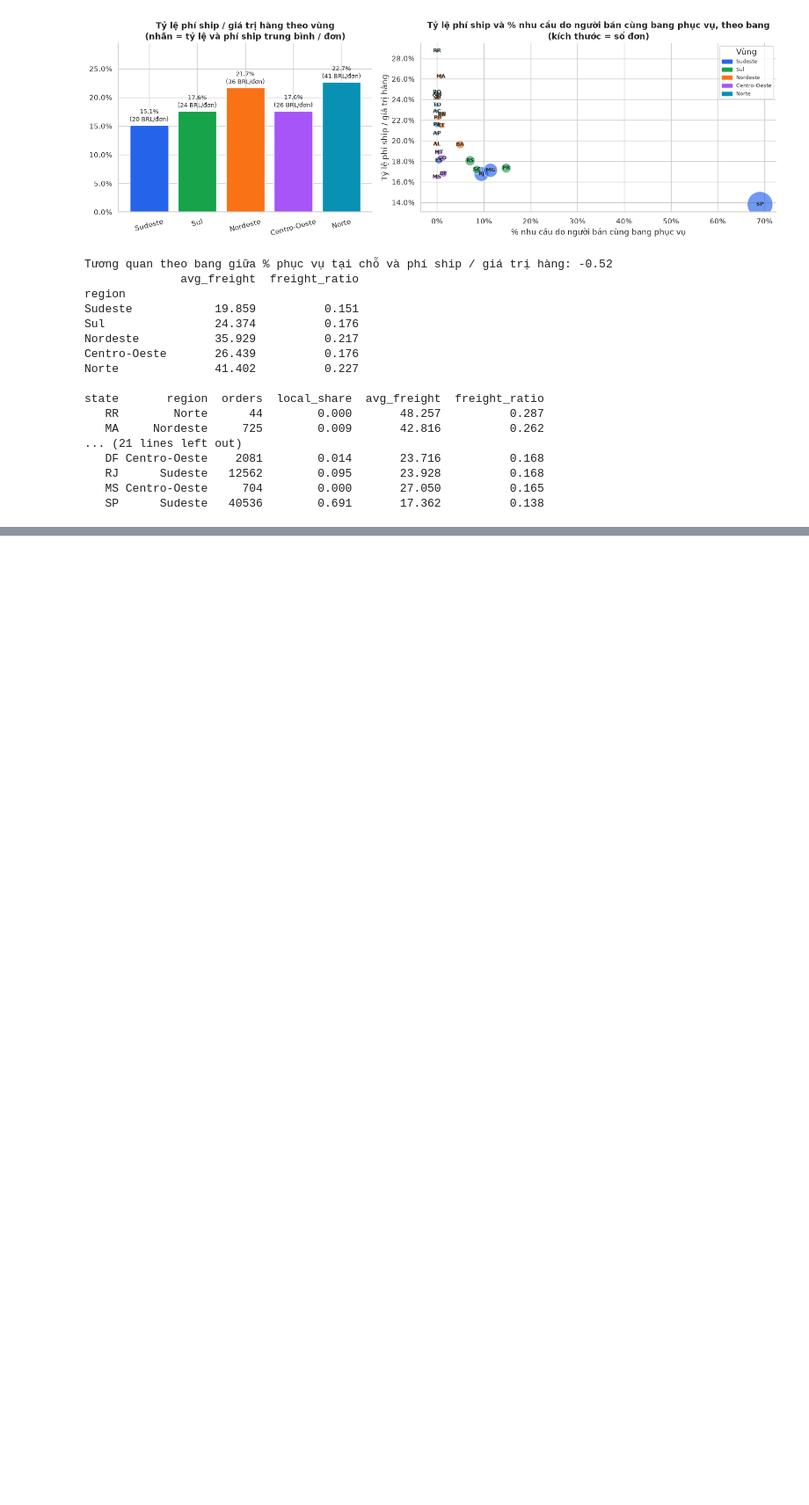
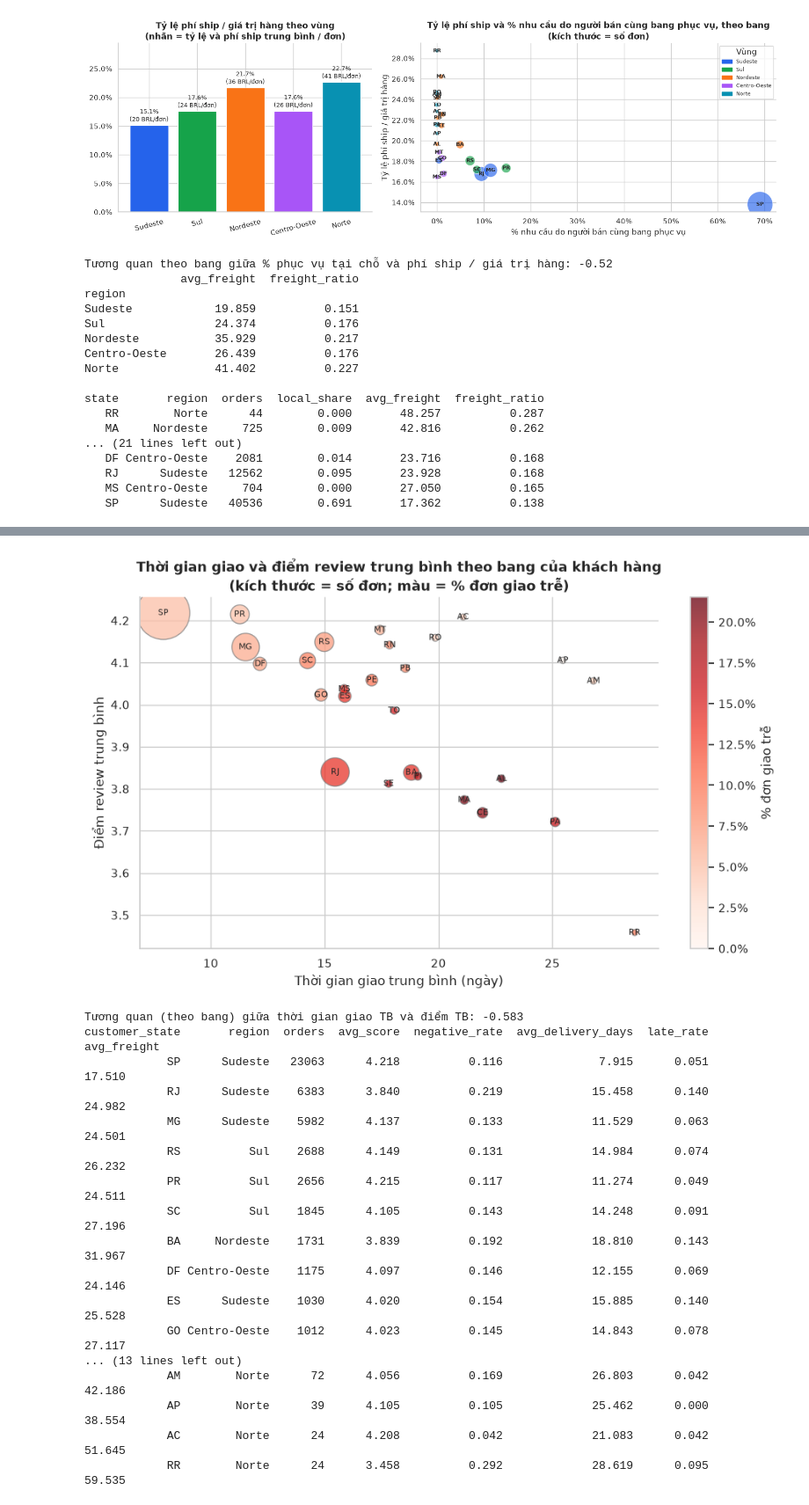
Before and after one commit to ManhHaHuy06/Nhom1_IT5425_172914__E-Commerce, a Jupyter notebook: olist-eda/eda/02_geo.ipynb, the cells around one changed output, grey strips where cells are left out. Shown at 88% size. Drawn from its saved outputs; the diff is of its cells as text; code cells hidden in the pictures; blank space fills up the shorter version.

```diff
--- a/olist-eda/eda/geo.ipynb
+++ b/olist-eda/eda/02_geo.ipynb
@@ -546,0 +595,31 @@ state       region  orders  local_share  avg_freight  freight_ratio
+# %%
+fig, ax = plt.subplots(figsize=(11, 6))
+sc = ax.scatter(geo_q.avg_delivery_days, geo_q.avg_score, s=geo_q.orders / geo_q.orders.max() * 2500 + 30,
+                c=geo_q.late_rate, cmap="Reds", alpha=0.75, edgecolor="grey")
+for _, row in geo_q.iterrows():
+    ax.annotate(row.customer_state, (row.avg_delivery_days, row.avg_score), ha="center", va="center", fontsize=8)
+plt.colorbar(sc, label="% đơn giao trễ", format=mtick.PercentFormatter(1.0))
+ax.set_xlabel("Thời gian giao trung bình (ngày)"); ax.set_ylabel("Điểm review trung bình")
+ax.set_title("Thời gian giao và điểm review trung bình theo bang của khách hàng\n(kích thước = số đơn; màu = % đơn giao trễ)"); plt.show()
+print("Tương quan (theo bang) giữa thời gian giao TB và điểm TB:",
+      round(geo_q[["avg_delivery_days", "avg_score"]].corr().iloc[0, 1], 3))
+print(geo_q.round(3).to_string(index=False))
+# %% [output]
+[figure, added]
+Tương quan (theo bang) giữa thời gian giao TB và điểm TB: -0.583
+customer_state       region  orders  avg_score  negative_rate  avg_delivery_days  late_rate  avg_freight
+            SP      Sudeste   23063      4.218          0.116              7.915      0.051       17.510
+            RJ      Sudeste    6383      3.840          0.219             15.458      0.140       24.982
+            MG      Sudeste    5982      4.137          0.133             11.529      0.063       24.501
+            RS          Sul    2688      4.149          0.131             14.984      0.074       26.232
+            PR          Sul    2656      4.215          0.117             11.274      0.049       24.511
+            SC          Sul    1845      4.105          0.143             14.248      0.091       27.196
+            BA     Nordeste    1731      3.839          0.192             18.810      0.143       31.967
+            DF Centro-Oeste    1175      4.097          0.146             12.155      0.069       24.146
+            ES      Sudeste    1030      4.020          0.154             15.885      0.140       25.528
+            GO Centro-Oeste    1012      4.023          0.145             14.843      0.078       27.117
+... (13 lines left out)
+            AM        Norte      72      4.056          0.169             26.803      0.042       42.186
+            AP        Norte      39      4.105          0.105             25.462      0.000       38.554
+            AC        Norte      24      4.208          0.042             21.083      0.042       51.645
+            RR        Norte      24      3.458          0.292             28.619      0.095       59.535
```
Also changed, not shown: parts of 30 cells of this notebook, 18 other files.
